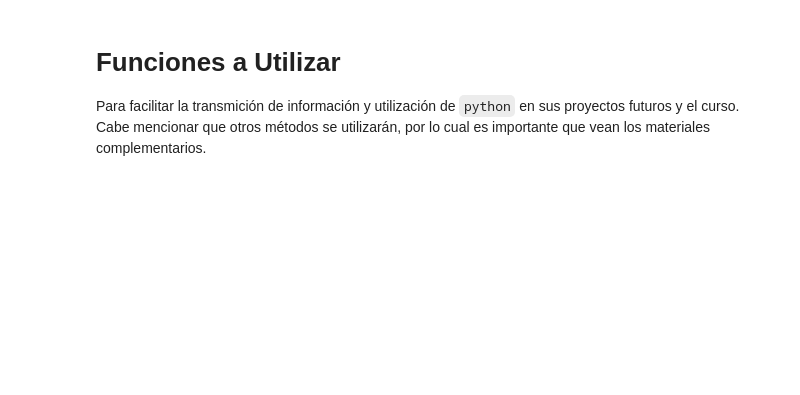
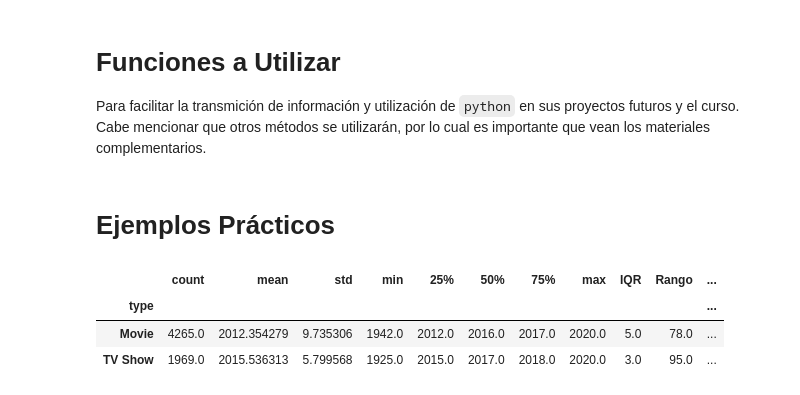
Before and after one commit to aarlandw/IIQ3402-Statistical-Design-Optimization-Multivariate-Analysis, a Jupyter notebook: Ayudantias/PreAyudantia2_AnalisisExploratorioDeDatos.ipynb, the cells around one changed output. Saved outputs shown, nothing was run; the diff lists cells and outputs as text; code cells hidden in the pictures; blank space fills up the shorter version.

```diff
--- a/Ayudantias/PreAyudantia2_AnalisisExploratorioDeDatos.ipynb
+++ b/Ayudantias/PreAyudantia2_AnalisisExploratorioDeDatos.ipynb
@@ -17,6 +23,7 @@ Para facilitar la transmición de información y utilización de `python` en sus
 import pandas as pd
 from scipy.stats import probplot
 import numpy as np
+import matplotlib.pyplot as plt
 def read_course_dataset(name):
     """
     Esta función se encargará de entregarles el set de datos desde el GitHub del curso
@@ -37,8 +44,14 @@ def read_course_dataset(name):
 
 def group_and_describe(df, columna, dato_interes):
     """
-    Permite agrupar un DataFrame por una columna y obtener un resumen de las estadisticas descriptivas
-    de las columnas numericas. En este caso, se utiliza el metodo describe de pandas y se agregarán
+    Esta función permite agrupar ciertos datos de interes (dato_interes) por una columna del DataFrame (columna) y obtener un resumen de las estadisticas descriptivas
+    - Media
+    - Desviacion estandar
+    - Minimo
+    - 25%
+    - 50%
+    - 75%
+    - Maximo
     - IQR
     - Rango
     - (Mean - Median)
@@ -261,3 +274,18 @@ def histogram_boxplot(data, mean = True, median = True, mode = True,
         fig.suptitle(titulo_general)
     fig.tight_layout()
     plt.show()
+# %% [markdown]
+# Ejemplos Prácticos
+# %%
+### read_course_dataset
+
+netflix = read_course_dataset('netflix_titles.csv')
+
+### group_and_describe
+
+group_and_describe(netflix, 'type', 'release_year')
+# %% [output]
+|  | count | mean | std | min | 25% | 50% | 75% | max | IQR | Rango | ... |
+| type |  |  |  |  |  |  |  |  |  |  | ... |
+| Movie | 4265.0 | 2012.354279 | 9.735306 | 1942.0 | 2012.0 | 2016.0 | 2017.0 | 2020.0 | 5.0 | 78.0 | ... |
+| TV Show | 1969.0 | 2015.536313 | 5.799568 | 1925.0 | 2015.0 | 2017.0 | 2018.0 | 2020.0 | 3.0 | 95.0 | ... |
```
Also changed, not shown: parts of 7 cells of this notebook, 1 other file.
